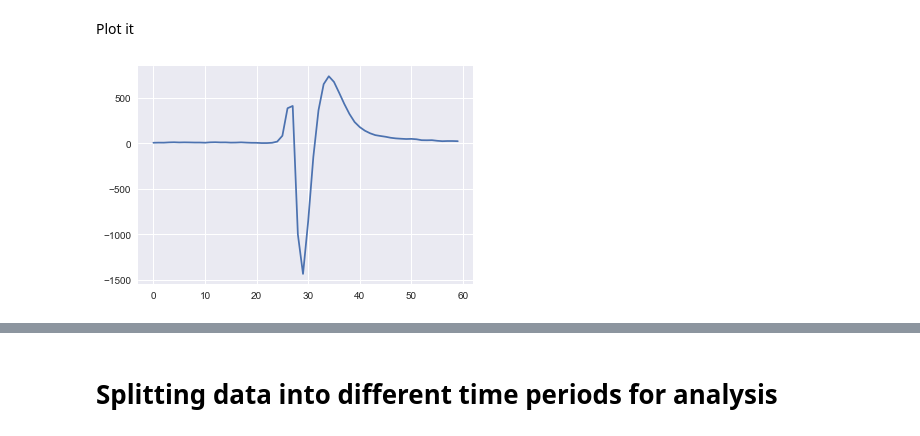
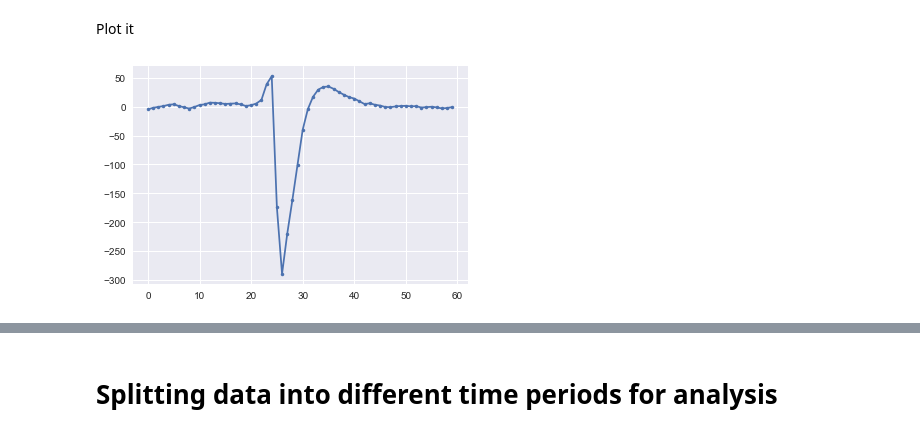
Before and after one commit to Ruairi-osul/ephys, a Jupyter notebook: mua_preprocess/notebooks/Tran waveform.ipynb, the cells around one changed output, grey strips where cells are left out. Cells and saved outputs as stored; diff of their text form; code cells hidden in the pictures.

Commit message:
updated Tran waveform

```diff
--- a/mua_preprocess/notebooks/Tran waveform.ipynb
+++ b/mua_preprocess/notebooks/Tran waveform.ipynb
@@ -84,7 +86,7 @@ Loading Data:   2018-05-03_02 (done)
 # %% [markdown]
 Parameters for analysis
 # %%
-cluster_to_plot = good_cluster_numbers[5]
+cluster_to_plot = good_cluster_numbers[-11]
 num_spikes_for_averaging = 1000
 num_channels = 32
 num_samples_per_waveform = 60
@@ -113,17 +115,17 @@ mean_waveform = np.mean(threeD_matrix, axis=0)
 Index out the largest waveform
 # %%
 waveform_per_channel_df = pd.DataFrame(mean_waveform)
-maxes = waveform_per_channel_df.apply(np.max, axis=0)
-lab = maxes.idxmax()
+maxes = waveform_per_channel_df.apply(np.min, axis=0)
+lab = maxes.idxmin()
 # %% [markdown]
 Plot it
 # %%
 sns.set()
 correct_chan = waveform_per_channel_df.loc[:, lab]
-correct_chan.plot()
+plt.plot(correct_chan, linestyle=None, marker='.')
 plt.show()
 # %% [output]
-[figure, old version]
+[figure, new version]
 # %%
 correct_chan = correct_chan.reset_index()
 correct_chan.columns = ['figure', 'y_values']
```
Also changed, not shown: parts of 14 cells of this notebook, 1 other file.
